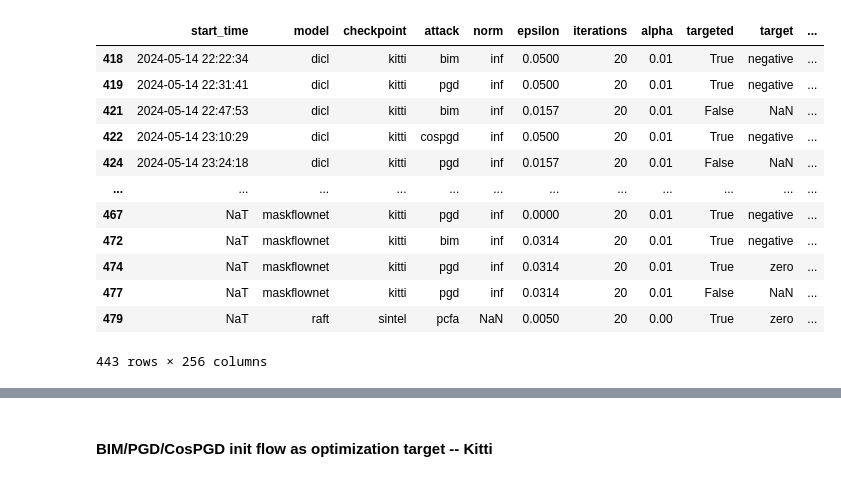
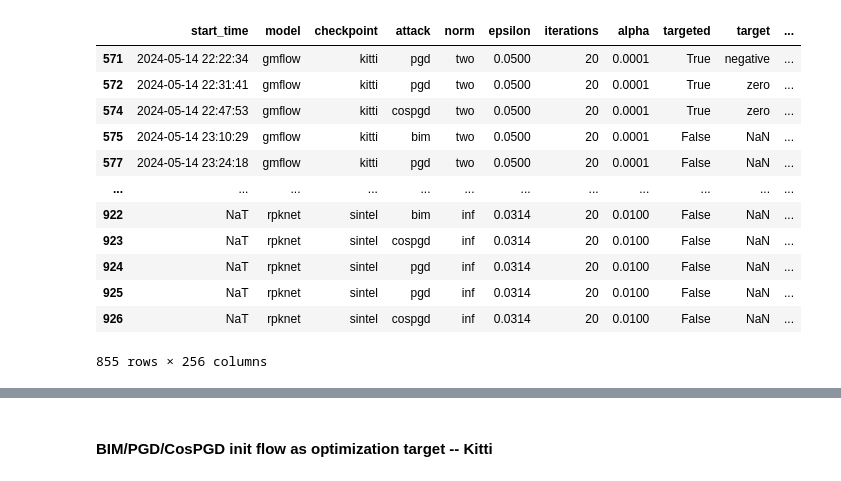
Before and after one commit to shashankskagnihotri/benchmarking_robustness, a Jupyter notebook: optical_flow_estimation/outputs/eval_init_flow.ipynb, the cells around one changed output, grey strips where cells are left out. Cells and saved outputs as stored; diff of their text form; code cells hidden in the pictures.

```diff
--- a/optical_flow_estimation/outputs/eval_init_flow.ipynb
+++ b/optical_flow_estimation/outputs/eval_init_flow.ipynb
@@ -15,7 +15,7 @@ directory_path = 'validate/'
 all_experiments = []
 
 # Iterate through all JSON files in the directory
-for file_path in glob.glob(os.path.join(directory_path, '*_kitti/metrics_kitti-2015.json'), recursive=True):
+for file_path in glob.glob(os.path.join(directory_path, '*/metrics_*.json'), recursive=True):
     with open(file_path, 'r') as file:
         data = json.load(file)
 
@@ -109,7 +109,7 @@ directory_path = 'validate/'
 all_experiments = []
 
 # Iterate through all JSON files in the directory
-for file_path in glob.glob(os.path.join(directory_path, '*/iteration_metrics_kitti-2015.json'), recursive=True):
+for file_path in glob.glob(os.path.join(directory_path, '*/iteration_metrics_*.json'), recursive=True):
     with open(file_path, 'r') as file:
         data = json.load(file)
 
@@ -117,45 +117,45 @@ for file_path in glob.glob(os.path.join(directory_path, '*/iteration_metrics_kit
     model_name = os.path.basename(os.path.dirname(file_path)).split("_")[0]
     dataset_name = os.path.basename(file_path).split("_")[2].split(".")[0]
 
     for experiment in data['experiments']:
         # Flatten the dictionary to include metrics at the top level
         experiment_flat = {**experiment, **experiment.pop('metrics')}
         # Add the model name and dataset name to the experiment data
         experiment_flat['model'] = model_name
         experiment_flat['dataset'] = dataset_name
         # Append the processed experiment to the list
         all_experiments.append(experiment_flat)
 
 # Create a DataFrame from the combined data
 iterations_df = pd.DataFrame(all_experiments)
 iterations_df.drop("metrics", axis="columns", inplace=True)
 
 # Keep only most recent results
 # Convert 'start_time' to datetime
 iterations_df['start_time'] = pd.to_datetime(df['start_time'])
 
 # Sort the DataFrame by 'start_time'
 iterations_df = iterations_df.sort_values(by='start_time')
 
 # Drop duplicates, keeping the most recent entry for each combination of specified columns
 unique_columns = ['model', 'checkpoint', 'attack', 'targeted', 'target', 'dataset', 'norm', 'epsilon', 'iterations', 'alpha', 'optim']
 iterations_df = iterations_df.drop_duplicates(subset=unique_columns, keep='last')
 
 iterations_df
 # %% [output]
 |  | start_time | model | checkpoint | attack | norm | epsilon | iterations | alpha | targeted | target | ... |
-| 418 | 2024-05-14 22:22:34 | dicl | kitti | bim | inf | 0.0500 | 20 | 0.01 | True | negative | ... |
-| 419 | 2024-05-14 22:31:41 | dicl | kitti | pgd | inf | 0.0500 | 20 | 0.01 | True | negative | ... |
-| 421 | 2024-05-14 22:47:53 | dicl | kitti | bim | inf | 0.0157 | 20 | 0.01 | False | NaN | ... |
-| 422 | 2024-05-14 23:10:29 | dicl | kitti | cospgd | inf | 0.0500 | 20 | 0.01 | True | negative | ... |
-| 424 | 2024-05-14 23:24:18 | dicl | kitti | pgd | inf | 0.0157 | 20 | 0.01 | False | NaN | ... |
+| 571 | 2024-05-14 22:22:34 | gmflow | kitti | pgd | two | 0.0500 | 20 | 0.0001 | True | negative | ... |
+| 572 | 2024-05-14 22:31:41 | gmflow | kitti | pgd | two | 0.0500 | 20 | 0.0001 | True | zero | ... |
+| 574 | 2024-05-14 22:47:53 | gmflow | kitti | cospgd | two | 0.0500 | 20 | 0.0001 | True | zero | ... |
+| 575 | 2024-05-14 23:10:29 | gmflow | kitti | bim | two | 0.0500 | 20 | 0.0001 | False | NaN | ... |
+| 577 | 2024-05-14 23:24:18 | gmflow | kitti | pgd | two | 0.0500 | 20 | 0.0001 | False | NaN | ... |
 | ... | ... | ... | ... | ... | ... | ... | ... | ... | ... | ... | ... |
-| 467 | NaT | maskflownet | kitti | pgd | inf | 0.0000 | 20 | 0.01 | True | negative | ... |
-| 472 | NaT | maskflownet | kitti | bim | inf | 0.0314 | 20 | 0.01 | True | negative | ... |
-| 474 | NaT | maskflownet | kitti | pgd | inf | 0.0314 | 20 | 0.01 | True | zero | ... |
-| 477 | NaT | maskflownet | kitti | pgd | inf | 0.0314 | 20 | 0.01 | False | NaN | ... |
-| 479 | NaT | raft | sintel | pcfa | NaN | 0.0050 | 20 | 0.00 | True | zero | ... |
+| 922 | NaT | rpknet | sintel | bim | inf | 0.0314 | 20 | 0.0100 | False | NaN | ... |
+| 923 | NaT | rpknet | sintel | cospgd | inf | 0.0314 | 20 | 0.0100 | False | NaN | ... |
+| 924 | NaT | rpknet | sintel | pgd | inf | 0.0314 | 20 | 0.0100 | False | NaN | ... |
+| 925 | NaT | rpknet | sintel | pgd | inf | 0.0314 | 20 | 0.0100 | False | NaN | ... |
+| 926 | NaT | rpknet | sintel | cospgd | inf | 0.0314 | 20 | 0.0100 | False | NaN | ... |
-443 rows × 256 columns
+855 rows × 256 columns
 # %%
 # Add i0 to the iterations dataframe
 none_df = df[df['attack'] == 'none']
```
Also changed, not shown: parts of 7 cells of this notebook.
